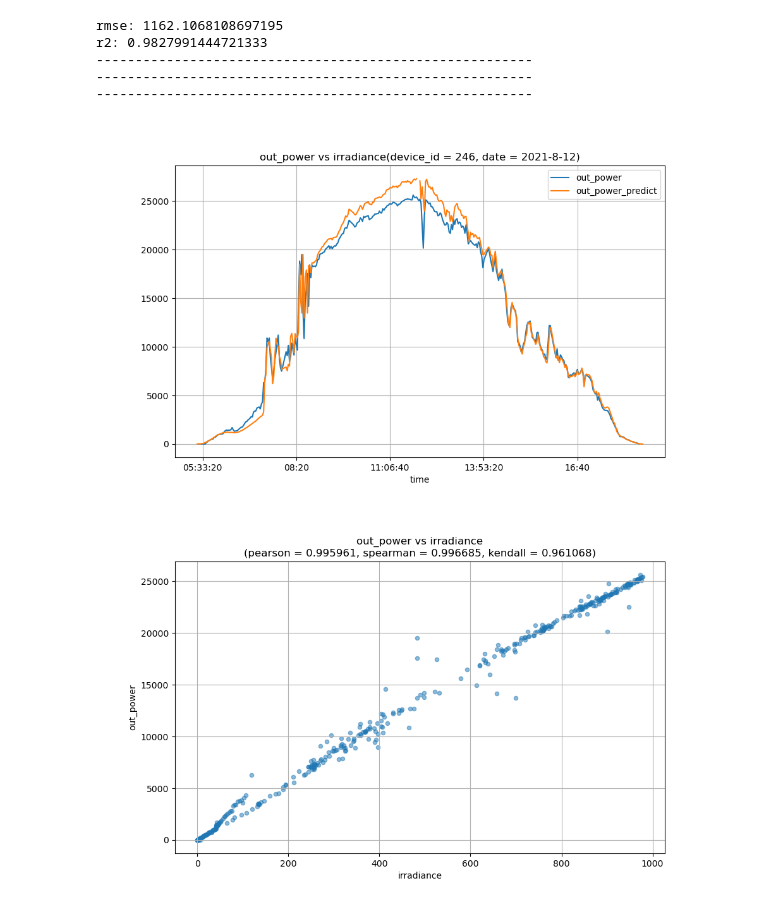
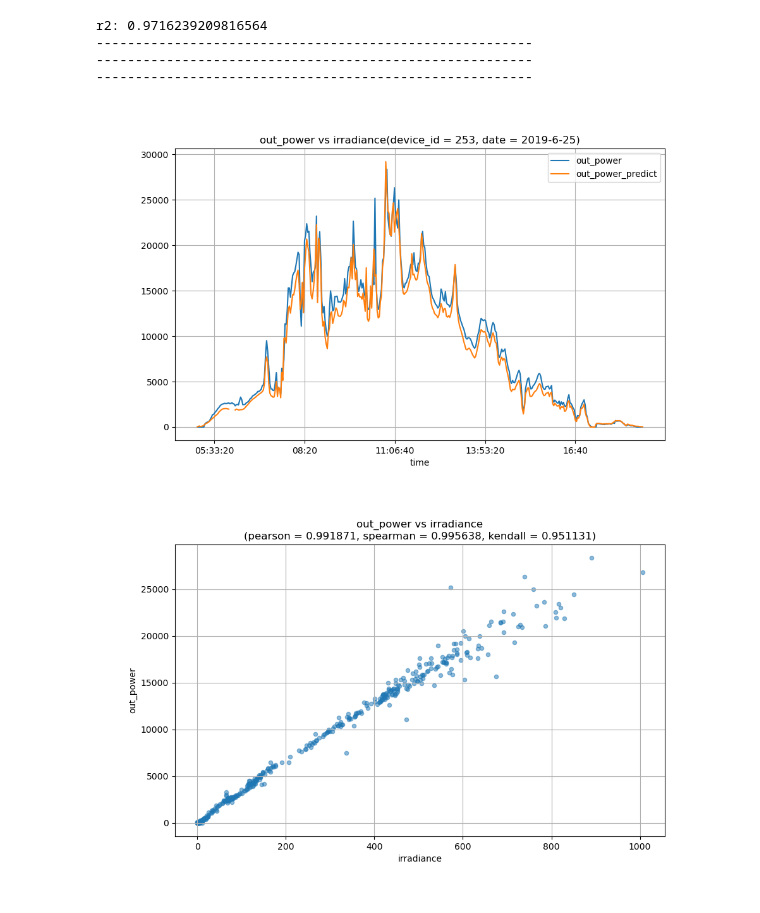
Before and after one commit to ironskater/pv_forecast, a Jupyter notebook: notebook/solar_data_visualization.ipynb, the cells around one changed output. Cells and saved outputs as stored; diff of their text form; code cells hidden in the pictures.

```diff
--- a/notebook/solar_data_visualization.ipynb
+++ b/notebook/solar_data_visualization.ipynb
@@ -71,10 +71,10 @@ ORDER BY sl40.data_time ASC
 # %%
 
 site_id = 77
-device_id = 246
-year = 2021
-month = 8
-date = 12
+device_id = 253
+year = 2019
+month = 6
+date = 25
 
 df_db = pd.read_sql_query(	sql_param,
 							con = conn,
@@ -128,7 +128,7 @@ df_copy['out_power'].plot(	figsize = (10, 6),
                             grid=True,
 							title = f'out_power vs irradiance(device_id = {device_id}, date = {year}-{month}-{date})')
 
-df_copy['out_power_predict']  = df_copy['irradiance'] * 27.9
+df_copy['out_power_predict'] = df_copy['irradiance'] * 29
 df_copy['out_power_predict'].plot(legend = True, grid=True)
 # df_copy['irradiance'].plot(	secondary_y = True,
 # 							legend = True,
@@ -136,41 +136,37 @@ df_copy['out_power_predict'].plot(legend = True, grid=True)
 # 							style = '--',
 # 							grid = True)
 
-rmse = np.sqrt(mean_squared_error(  df_copy['out_power'].fillna(method='ffill'),
-                                    df_copy['out_power_predict'].fillna(method='ffill')))
 r2 = r2_score(  df_copy['out_power'].fillna(method='ffill'),
                 df_copy['out_power_predict'].fillna(method='ffill'))
 
-print('rmse:', rmse)
 print('r2:', r2)
 
 print('-'*56)
 
 pearson = df_copy[['out_power', 'irradiance']].corr('pearson').loc['irradiance', 'out_power']
 spearman = df_copy[['out_power', 'irradiance']].corr('spearman').loc['irradiance', 'out_power']
 kendall = df_copy[['out_power', 'irradiance']].corr('kendall').loc['irradiance', 'out_power']
 df_copy.plot.scatter(	figsize = (10, 6),
 						x = 'irradiance',
 						y = 'out_power',
 						alpha = 0.5,
 						grid = True,
 						title = f'out_power vs irradiance\n(pearson = {pearson:2f}, spearman = {spearman:2f}, kendall = {kendall:2f})')
 # pd.plotting.scatter_matrix(df_copy[['out_power', 'irradiance']], alpha = 0.5)
 
 print('-'*56)
 # df_copy['in_current_1'].plot(figsize = (10, 6), legend = True, grid = True)
 # df_copy['out_power'].plot(secondary_y = True, legend = True, grid = True, style = '--', alpha = 0.7)
 # df_copy['in_current_2'].plot(figure = plt.figure(), figsize = (10, 6), legend = True, grid = True)
 # df_copy[['in_voltage_1', 'in_voltage_2']].plot(secondary_y = True, legend = True, grid = True)
 # df_copy[['in_voltage_1', 'in_voltage_2']].plot(figsize = (10, 6), legend = True, grid = True)
 
 print('-'*56)
 # df_copy['err_code_e'].plot(figure = plt.figure(), ylabel = 'err_code_e', grid = True)
 # %% [output]
-rmse: 1162.1068108697195
-r2: 0.9827991444721333
+r2: 0.9716239209816564
 --------------------------------------------------------
 --------------------------------------------------------
 --------------------------------------------------------
-[figure, old version]
+[figure, new version]
-[figure, old version]
+[figure, new version]
```
Also changed, not shown: parts of 2 cells of this notebook.
